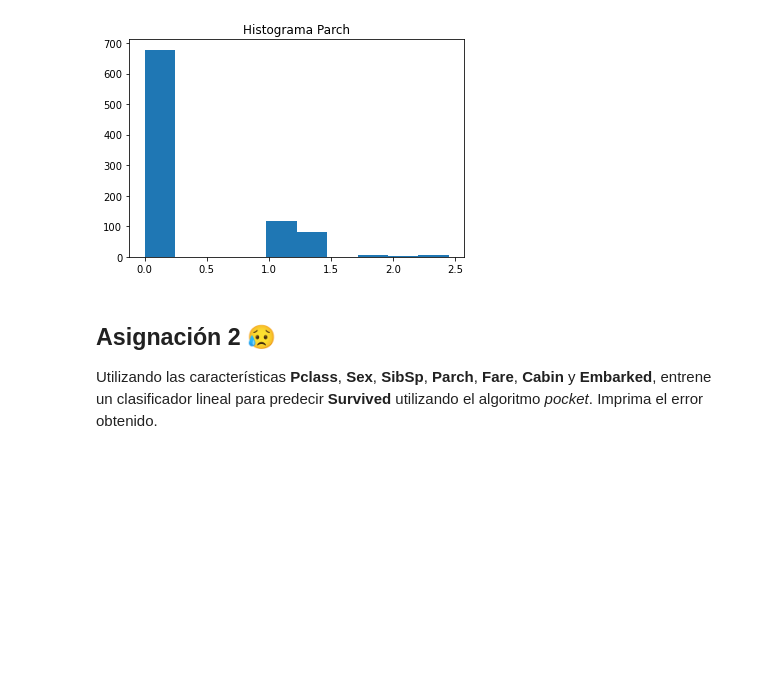
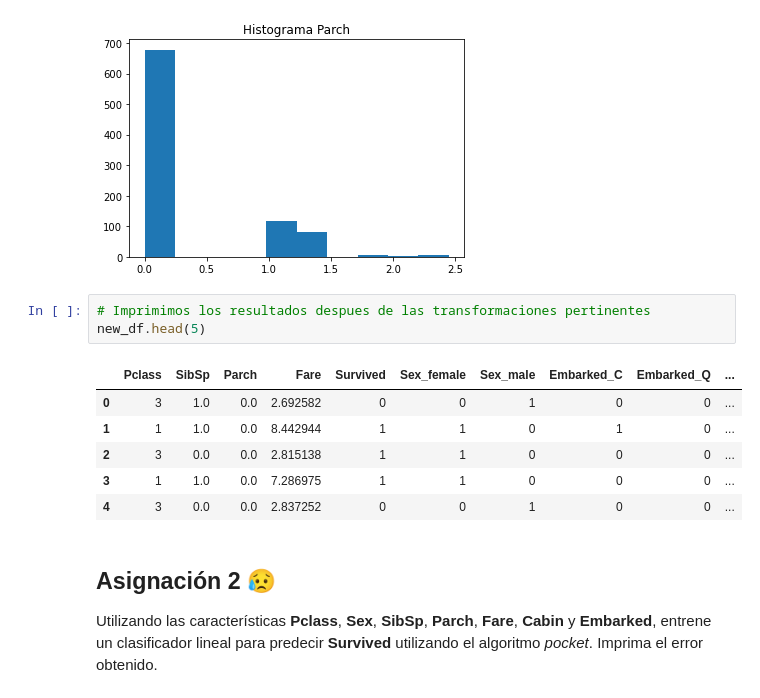
Before and after one commit to breko151/PREDICTIVE_MODELING, a Jupyter notebook: 3 - Modelo Lineal.ipynb, the cells around one changed output. Saved outputs shown, nothing was run; the diff lists cells and outputs as text; blank space fills up the shorter version.

```diff
--- a/3 - Modelo Lineal.ipynb
+++ b/3 - Modelo Lineal.ipynb
@@ -180,6 +188,16 @@ plt.title('Histograma Parch')
 plt.show()
 # %% [output]
 [figure]
+# %%
+# Imprimimos los resultados despues de las transformaciones pertinentes
+new_df.head(5)
+# %% [output]
+|  | Pclass | SibSp | Parch | Fare | Survived | Sex_female | Sex_male | Embarked_C | Embarked_Q | ... |
+| 0 | 3 | 1.0 | 0.0 | 2.692582 | 0 | 0 | 1 | 0 | 0 | ... |
+| 1 | 1 | 1.0 | 0.0 | 8.442944 | 1 | 1 | 0 | 1 | 0 | ... |
+| 2 | 3 | 0.0 | 0.0 | 2.815138 | 1 | 1 | 0 | 0 | 0 | ... |
+| 3 | 1 | 1.0 | 0.0 | 7.286975 | 1 | 1 | 0 | 0 | 0 | ... |
+| 4 | 3 | 0.0 | 0.0 | 2.837252 | 0 | 0 | 1 | 0 | 0 | ... |
 # %% [markdown]
 ## Asignación 2 &#x1F625;
 
```
Also changed, not shown: parts of 17 cells of this notebook, 1 other file.
